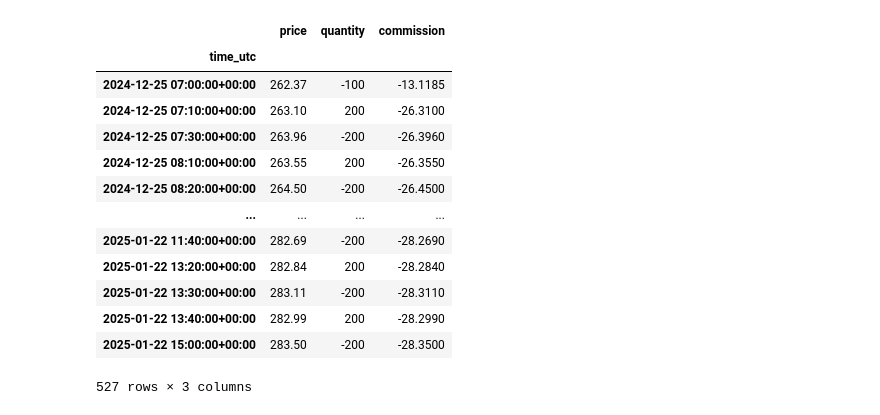
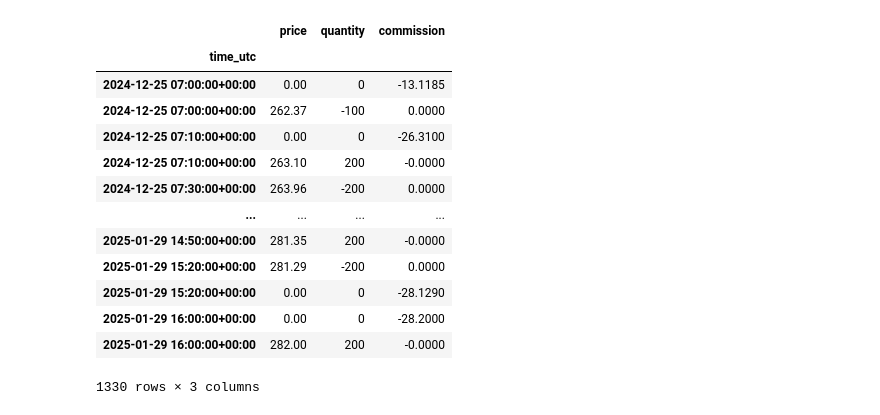
Before and after one commit to afedyanin/vertr-ml, a Jupyter notebook: risk-engine/portfolio_performance.ipynb, the cells around one changed output. Drawn from its saved outputs; the diff is of its cells as text; code cells hidden in the pictures.

```diff
--- a/risk-engine/portfolio_performance.ipynb
+++ b/risk-engine/portfolio_performance.ipynb
@@ -51,18 +52,18 @@ yield_df.plot()
 # %%
-operations_df = portfolio._get_operations(grouped=True)
+operations_df = portfolio._get_operations(grouped=False)
 operations_df
 # %% [output]
 |  | price | quantity | commission |
 | time_utc |  |  |  |
-| 2024-12-25 07:00:00+00:00 | 262.37 | -100 | -13.1185 |
-| 2024-12-25 07:10:00+00:00 | 263.10 | 200 | -26.3100 |
-| 2024-12-25 07:30:00+00:00 | 263.96 | -200 | -26.3960 |
-| 2024-12-25 08:10:00+00:00 | 263.55 | 200 | -26.3550 |
-| 2024-12-25 08:20:00+00:00 | 264.50 | -200 | -26.4500 |
+| 2024-12-25 07:00:00+00:00 | 0.00 | 0 | -13.1185 |
+| 2024-12-25 07:00:00+00:00 | 262.37 | -100 | 0.0000 |
+| 2024-12-25 07:10:00+00:00 | 0.00 | 0 | -26.3100 |
+| 2024-12-25 07:10:00+00:00 | 263.10 | 200 | -0.0000 |
+| 2024-12-25 07:30:00+00:00 | 263.96 | -200 | 0.0000 |
 | ... | ... | ... | ... |
-| 2025-01-22 11:40:00+00:00 | 282.69 | -200 | -28.2690 |
-| 2025-01-22 13:20:00+00:00 | 282.84 | 200 | -28.2840 |
-| 2025-01-22 13:30:00+00:00 | 283.11 | -200 | -28.3110 |
-| 2025-01-22 13:40:00+00:00 | 282.99 | 200 | -28.2990 |
-| 2025-01-22 15:00:00+00:00 | 283.50 | -200 | -28.3500 |
+| 2025-01-29 14:50:00+00:00 | 281.35 | 200 | -0.0000 |
+| 2025-01-29 15:20:00+00:00 | 281.29 | -200 | 0.0000 |
+| 2025-01-29 15:20:00+00:00 | 0.00 | 0 | -28.1290 |
+| 2025-01-29 16:00:00+00:00 | 0.00 | 0 | -28.2000 |
+| 2025-01-29 16:00:00+00:00 | 282.00 | 200 | -0.0000 |
-527 rows × 3 columns
+1330 rows × 3 columns
```
Also changed, not shown: parts of 4 cells of this notebook, 1 other file.
